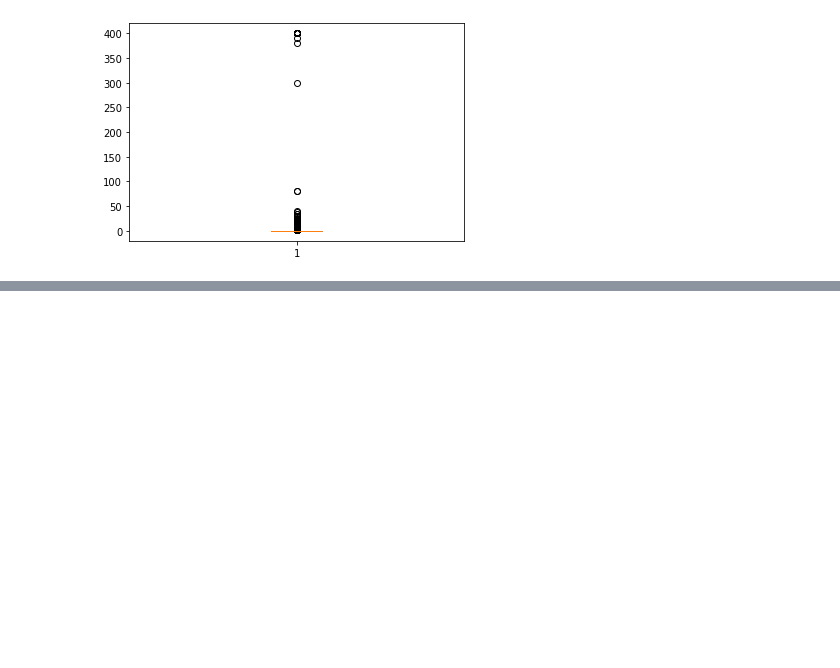
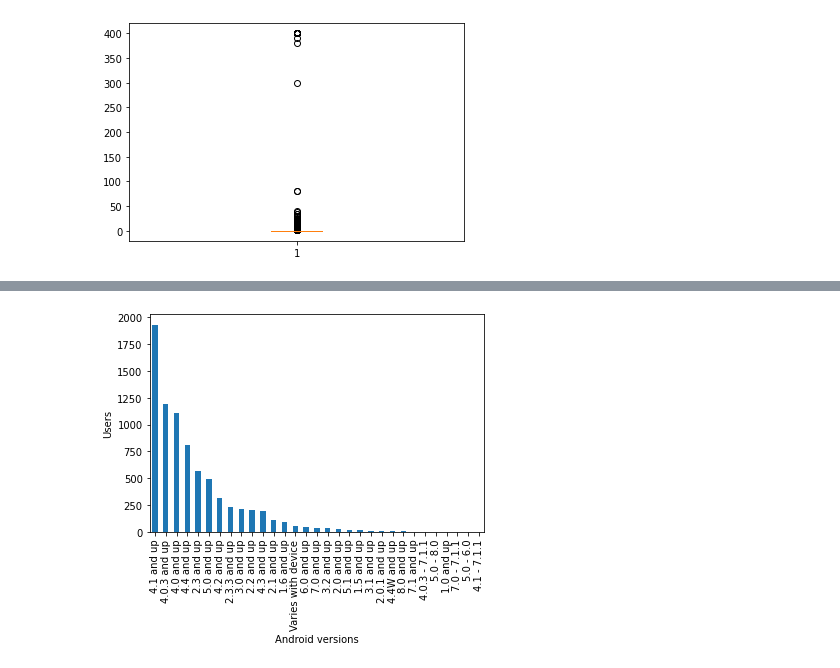
Before and after one commit to Biswajeet1995/playstore-app, a Jupyter notebook: Play_Store_App_Review_Analysis.ipynb, the cells around one changed output, grey strips where cells are left out. Cells and saved outputs as stored; diff of their text form; code cells hidden in the pictures; blank space fills up the shorter version.

```diff
--- a/Play_Store_App_Review_Analysis.ipynb
+++ b/Play_Store_App_Review_Analysis.ipynb
@@ -328,0 +436,4 @@ plt
+# %%
+#checking the users of android versions
+Av=df['Android Ver'].value_counts()
+print(Av)
@@ -328,0 +458,7 @@ plt
+# %%
+Av.plot.bar()
+plt.ylabel('Users')
+plt.xlabel('Android versions')
+plt.show()
+# %% [output]
+[figure, added]
```
Also changed, not shown: parts of 22 cells of this notebook.
